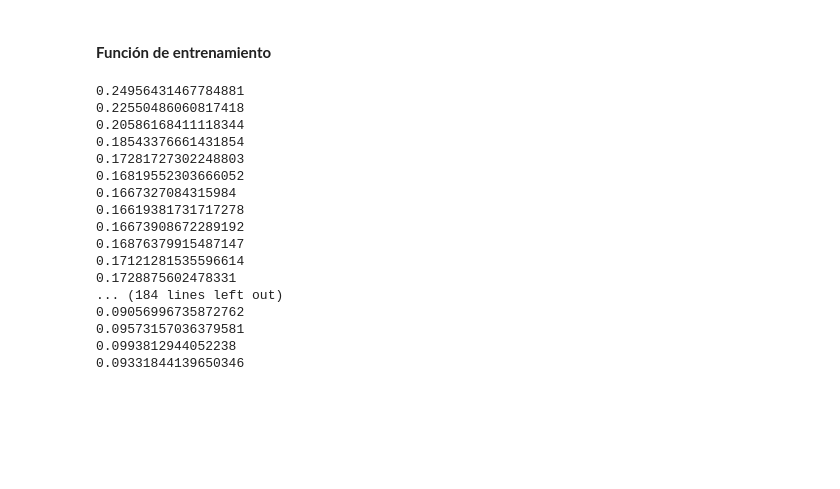
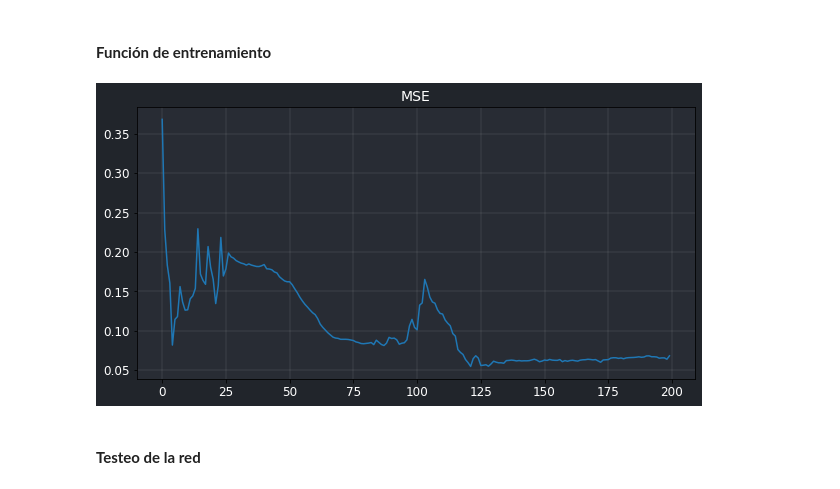
Before and after one commit to JuanFeA98/Deep_Learning, a Jupyter notebook: 03.Red_Neuronal_Manual.ipynb, the cells around one changed output. Drawn from its saved outputs; the diff is of its cells as text; code cells hidden in the pictures; blank space fills up the shorter version.

Commit message:
Testeo de red neuronal manual

```diff
--- a/03.Red_Neuronal_Manual.ipynb
+++ b/03.Red_Neuronal_Manual.ipynb
@@ -132,26 +131,28 @@ layer_dims = [2, 4, 8, 1]
 parametros = inicializar_parametros(layer_dims)
 errores = []
 
-for i in range(10000):
-  output = train_network(X, 0.001, parametros)
-  if i % 50 == 0:
-    print(mse(y, output))
-    errores.append(mse(y, output))
+for i in range(20000):
+    output = train_network(X, 0.001, parametros)
+    if i % 100 == 0:
+    # print(mse(y, output))
+    # print(parametros['A0'])
+        errores.append(mse(y, output))
-# %% [output]
-0.24956431467784881
-0.22550486060817418
-0.20586168411118344
-0.18543376661431854
-0.17281727302248803
-0.16819552303666052
-0.1667327084315984
-0.16619381731717278
-0.16673908672289192
-0.16876379915487147
-0.17121281535596614
-0.1728875602478331
-... (184 lines left out)
-0.09056996735872762
-0.09573157036379581
-0.0993812944052238
-0.09331844139650346
+# %%
+fig, ax = plt.subplots(figsize=(10, 5))
+
+plt.title('MSE', size=14, color='white')
+plt.grid(visible=True, linewidth=0.1, color='white')
+
+fig.patch.set_facecolor('#21252b')
+ax.set_facecolor('#282c34')
+
+plt.plot(errores)
+
+plt.xticks(color='white', size=12)
+plt.yticks(color='white', size=12)
+
+plt.show()
+# %% [output]
+[figure, added]
+# %% [markdown]
+#### **Testeo de la red**
```
Also changed, not shown: parts of 8 cells of this notebook.
